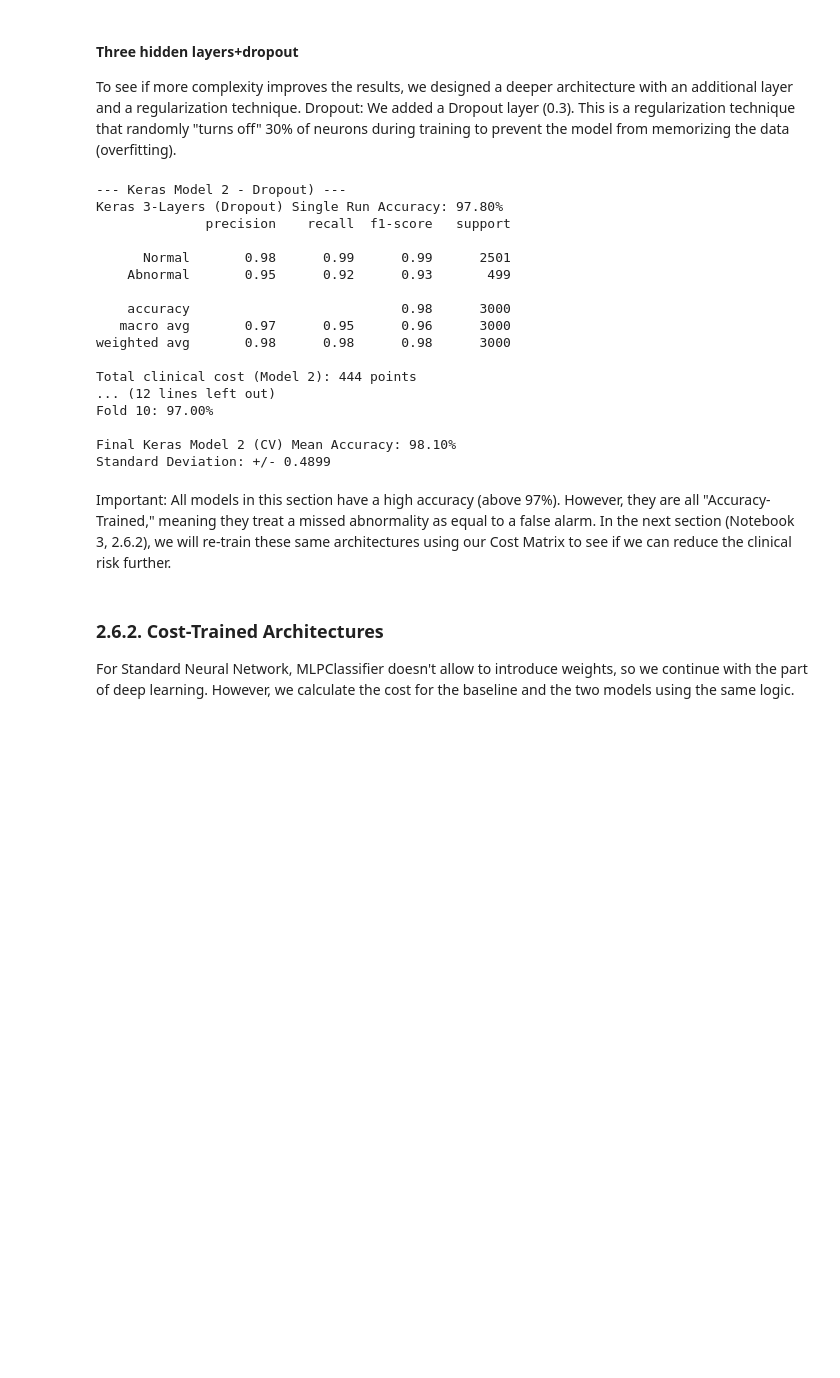
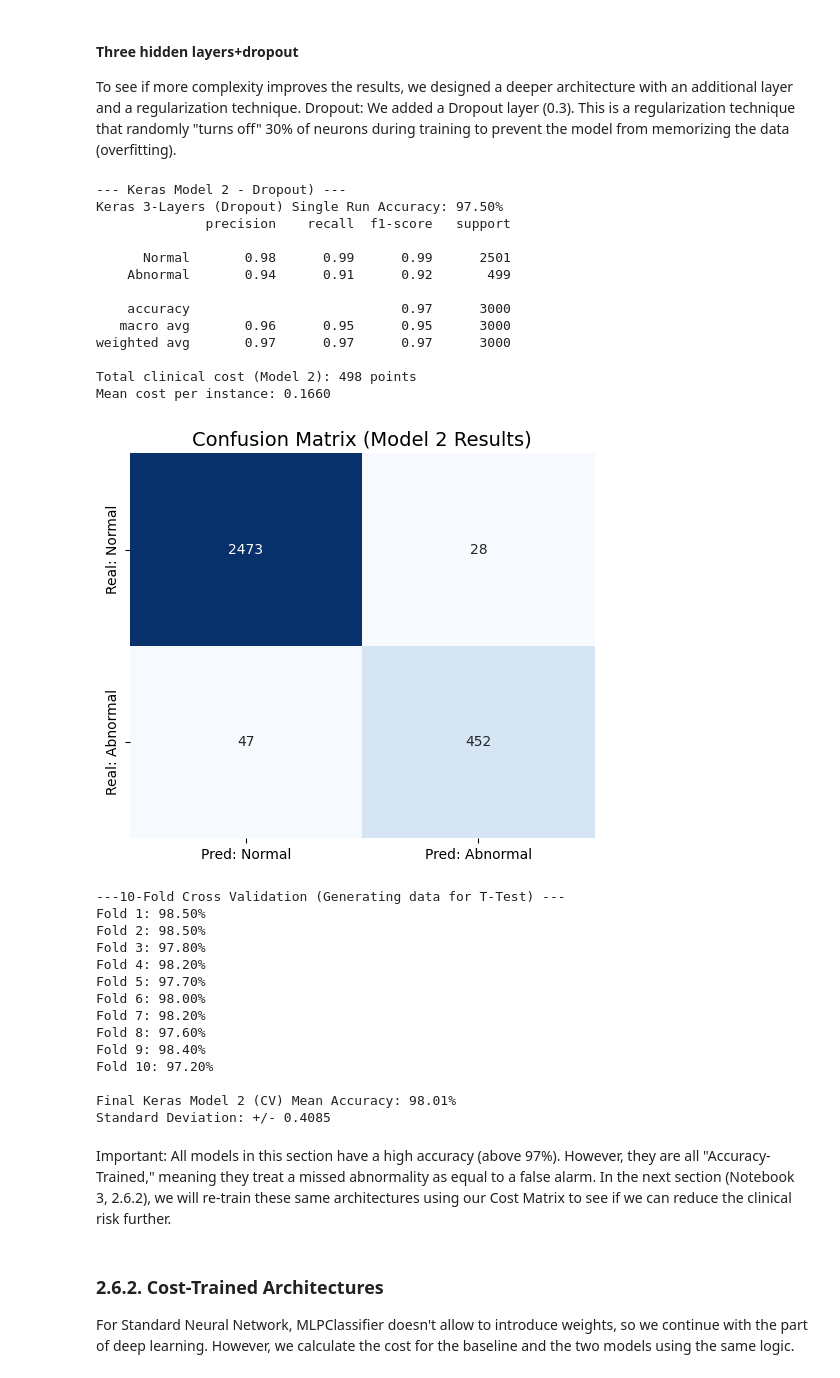
Before and after one commit to nataliagdorado/MachineLearningMenstrualIrregularities, a Jupyter notebook: Notebook_2_Experimental_design_and_model_training.ipynb, the cells around one changed output. Drawn from its saved outputs; the diff is of its cells as text; code cells hidden in the pictures; blank space fills up the shorter version.

```diff
--- a/Notebook_2_Experimental_design_and_model_training.ipynb
+++ b/Notebook_2_Experimental_design_and_model_training.ipynb
@@ -1151,9 +1189,11 @@ To see if more complexity improves the results, we designed a deeper architectur
 # %%
 from tensorflow.keras.models import Sequential
 from tensorflow.keras.layers import Dense, Input, Dropout
-from sklearn.metrics import classification_report
+from sklearn.metrics import classification_report, confusion_matrix
 from sklearn.preprocessing import StandardScaler
 from sklearn.model_selection import train_test_split
+import seaborn as sns
+import matplotlib.pyplot as plt
 import numpy as np
 
 print("--- Keras Model 2 - Dropout) ---")
@@ -1209,6 +1249,15 @@ total_cost_k2 = clinical_cost_loss(y_test, y_pred_k2_single)
 print(f"Total clinical cost (Model 2): {total_cost_k2} points")
 print(f"Mean cost per instance: {total_cost_k2 / len(y_test):.4f}")
 
+# --- CONFUSION MATRIX ---
+cm = confusion_matrix(y_test, y_pred_k2_single)
+plt.figure(figsize=(6, 5))
+sns.heatmap(cm, annot=True, fmt='d', cmap='Blues', cbar=False,
+            xticklabels=['Pred: Normal', 'Pred: Abnormal'],
+            yticklabels=['Real: Normal', 'Real: Abnormal'])
+plt.title('Confusion Matrix (Model 2 Results)', fontsize=14)
+plt.show()
+# ------------------------
 
 print("\n---10-Fold Cross Validation (Generating data for T-Test) ---")
 
@@ -1233,44 +1282,55 @@ for i, (train_index, test_index) in enumerate(cv_strategy.split(X1, y1)):
         Dropout(0.3), # Regularization
         Dense(32, activation='relu'),
         Dense(16, activation='relu'),
         Dense(1, activation='sigmoid')
     ])
 
     model_cv.compile(optimizer='adam', loss='binary_crossentropy', metrics=['accuracy'])
 
     # Train
     model_cv.fit(X_train_fold_s, y_train_fold, epochs=50, batch_size=32, verbose=0)
 
     # Save accuracy
     score = model_cv.evaluate(X_test_fold_s, y_test_fold, verbose=0)[1]
     fold_scores_k2.append(score)
 
     print(f"Fold {i+1}: {score*100:.2f}%")
 
 # RESULTADOS ESTADÍSTICOS FINALES
 mean_acc_2 = np.mean(fold_scores_k2)
 std_acc_2 = np.std(fold_scores_k2)
 
 print(f"\nFinal Keras Model 2 (CV) Mean Accuracy: {mean_acc_2*100:.2f}%")
 print(f"Standard Deviation: +/- {std_acc_2*100:.4f}")
 # %% [output]
 --- Keras Model 2 - Dropout) ---
-Keras 3-Layers (Dropout) Single Run Accuracy: 97.80%
+Keras 3-Layers (Dropout) Single Run Accuracy: 97.50%
               precision    recall  f1-score   support
 
       Normal       0.98      0.99      0.99      2501
-    Abnormal       0.95      0.92      0.93       499
+    Abnormal       0.94      0.91      0.92       499
 
-    accuracy                           0.98      3000
-   macro avg       0.97      0.95      0.96      3000
-weighted avg       0.98      0.98      0.98      3000
+    accuracy                           0.97      3000
+   macro avg       0.96      0.95      0.95      3000
+weighted avg       0.97      0.97      0.97      3000
 
-Total clinical cost (Model 2): 444 points
-... (12 lines left out)
-Fold 10: 97.00%
-
-Final Keras Model 2 (CV) Mean Accuracy: 98.10%
-Standard Deviation: +/- 0.4899
+Total clinical cost (Model 2): 498 points
+Mean cost per instance: 0.1660
+[figure, added]
+---10-Fold Cross Validation (Generating data for T-Test) ---
+Fold 1: 98.50%
+Fold 2: 98.50%
+Fold 3: 97.80%
+Fold 4: 98.20%
+Fold 5: 97.70%
+Fold 6: 98.00%
+Fold 7: 98.20%
+Fold 8: 97.60%
+Fold 9: 98.40%
+Fold 10: 97.20%
+
+Final Keras Model 2 (CV) Mean Accuracy: 98.01%
+Standard Deviation: +/- 0.4085
 # %% [markdown]
 Important: All models in this section have a high accuracy (above 97%). However, they are all "Accuracy-Trained," meaning they treat a missed abnormality as equal to a false alarm. In the next section (Notebook 3, 2.6.2), we will re-train these same architectures using our Cost Matrix to see if we can reduce the clinical risk further.
 # %% [markdown]
```
Also changed, not shown: parts of 3 cells of this notebook.
